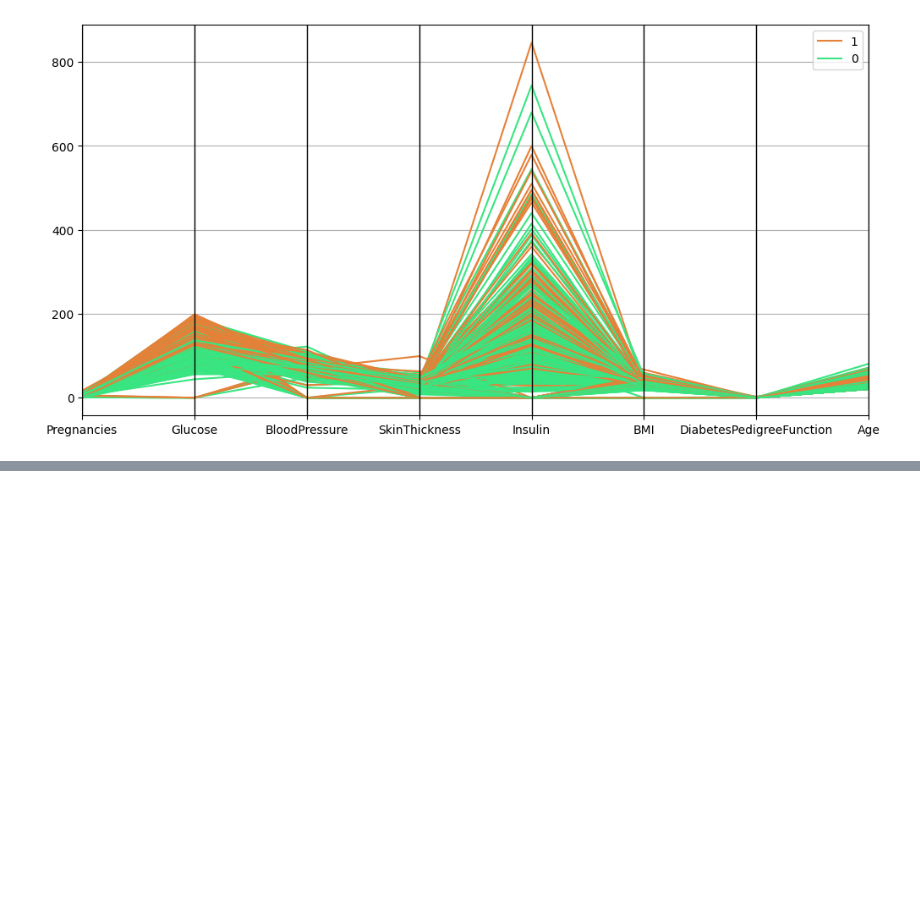
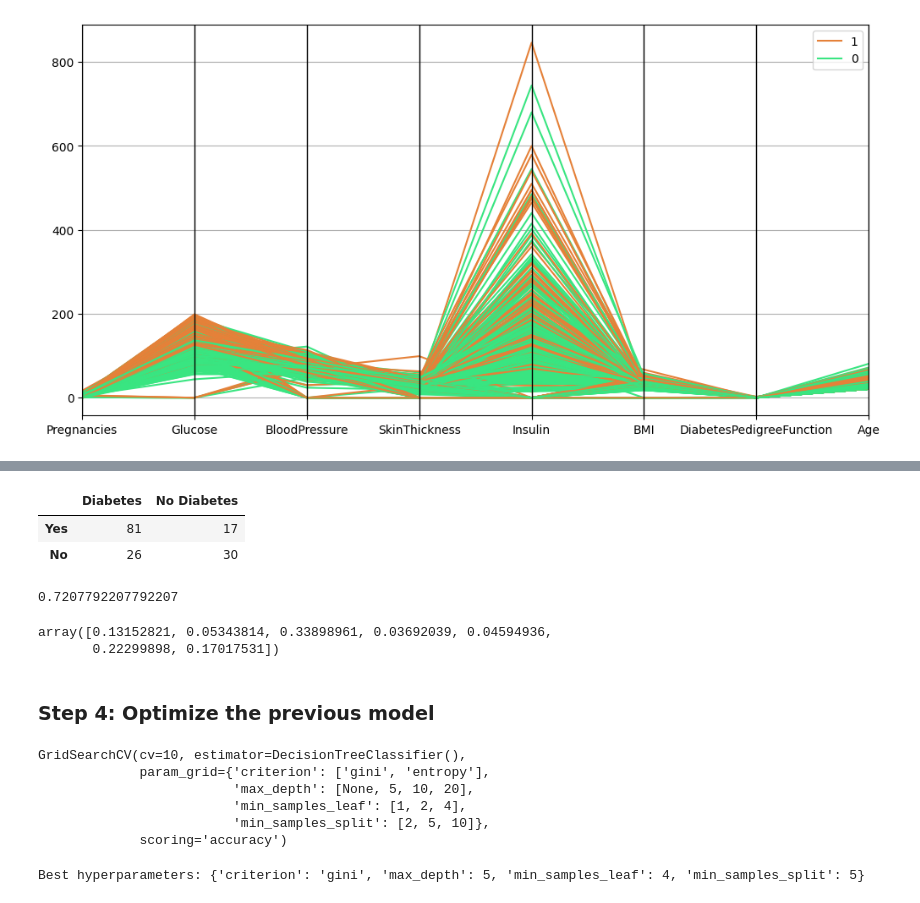
Before and after one commit to remelop03/decision_tree_project, a Jupyter notebook: src/project.ipynb, the cells around one changed output, grey strips where cells are left out. Drawn from its saved outputs; the diff is of its cells as text; code cells hidden in the pictures; blank space fills up the shorter version.

```diff
--- a/src/project.ipynb
+++ b/src/project.ipynb
@@ -155 +112,6 @@ y_test = test_data["Outcome"]
+# %%
+X=data_c[['Age', 'Pregnancies', 'Glucose', 'SkinThickness', 'Insulin', 'BMI', 'DiabetesPedigreeFunction']]
+Y=data_c[['Outcome']]
+# %%
+X_train, X_test, y_train, y_test = train_test_split(X, Y, test_size=0.20)
 # %%
@@ -171,0 +122,3 @@ plt.show()
+# %%
+predictions = model.predict(X_test)
+predictions
@@ -171,0 +133,49 @@ plt.show()
+# %%
+confusion_m = pd.DataFrame(confusion_matrix(y_test, predictions), columns=['Diabetes', 'No Diabetes'], index=['Yes', 'No'])
+confusion_m
+# %% [output]
+|  | Diabetes | No Diabetes |
+| Yes | 81 | 17 |
+| No | 26 | 30 |
+# %%
+accuracy_score(y_test, predictions)
+# %% [output]
+0.7207792207792207
+# %%
+model.feature_importances_
+# %% [output]
+array([0.13152821, 0.05343814, 0.33898961, 0.03692039, 0.04594936,
+       0.22299898, 0.17017531])
+# %% [markdown]
+### Step 4: Optimize the previous model
+# %%
+from sklearn.model_selection import GridSearchCV
+from sklearn.tree import DecisionTreeClassifier
+
+hyperparams = {
+    "criterion": ["gini", "entropy"],
+    "max_depth": [None, 5, 10, 20],
+    "min_samples_split": [2, 5, 10],
+    "min_samples_leaf": [1, 2, 4]
+}
+
+grid = GridSearchCV(model, hyperparams, scoring = "accuracy", cv = 10)
+grid
+# %% [output]
+GridSearchCV(cv=10, estimator=DecisionTreeClassifier(),
+             param_grid={'criterion': ['gini', 'entropy'],
+                         'max_depth': [None, 5, 10, 20],
+                         'min_samples_leaf': [1, 2, 4],
+                         'min_samples_split': [2, 5, 10]},
+             scoring='accuracy')
+# %%
+def warn(*args, **kwargs):
+    pass
+import warnings
+warnings.warn = warn
+
+grid.fit(X_train, y_train)
+
+print(f"Best hyperparameters: {grid.best_params_}")
+# %% [output]
+Best hyperparameters: {'criterion': 'gini', 'max_depth': 5, 'min_samples_leaf': 4, 'min_samples_split': 5}
```
Also changed, not shown: parts of 19 cells of this notebook, 1 other file.
